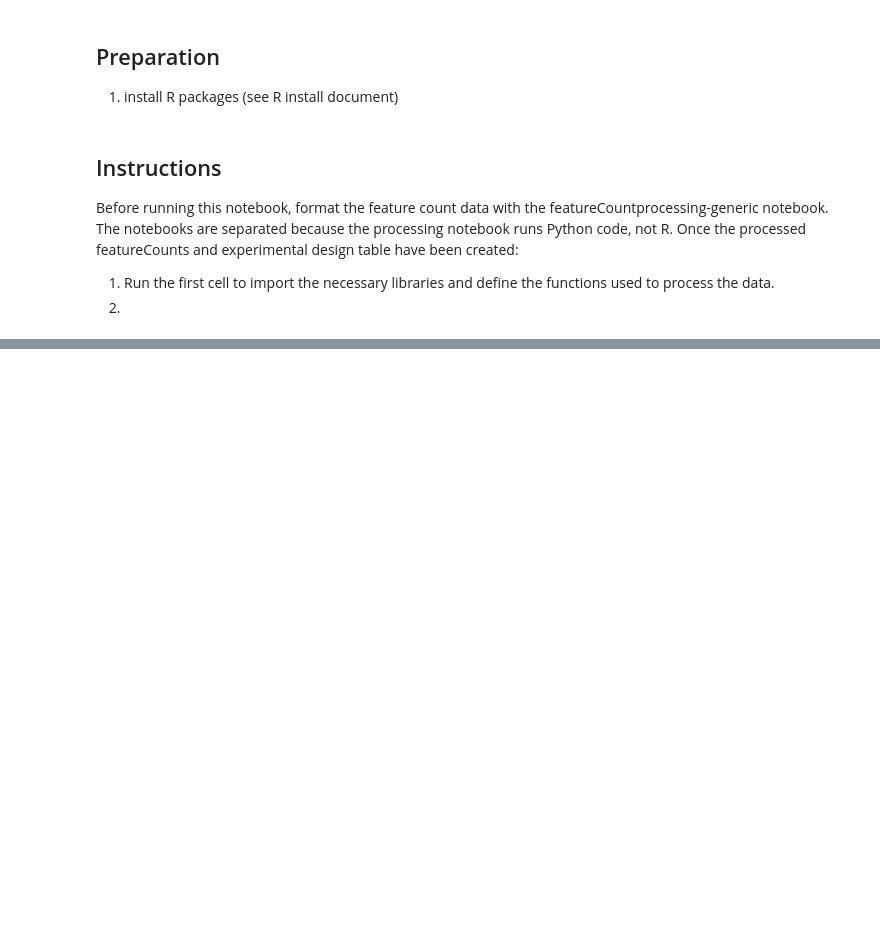
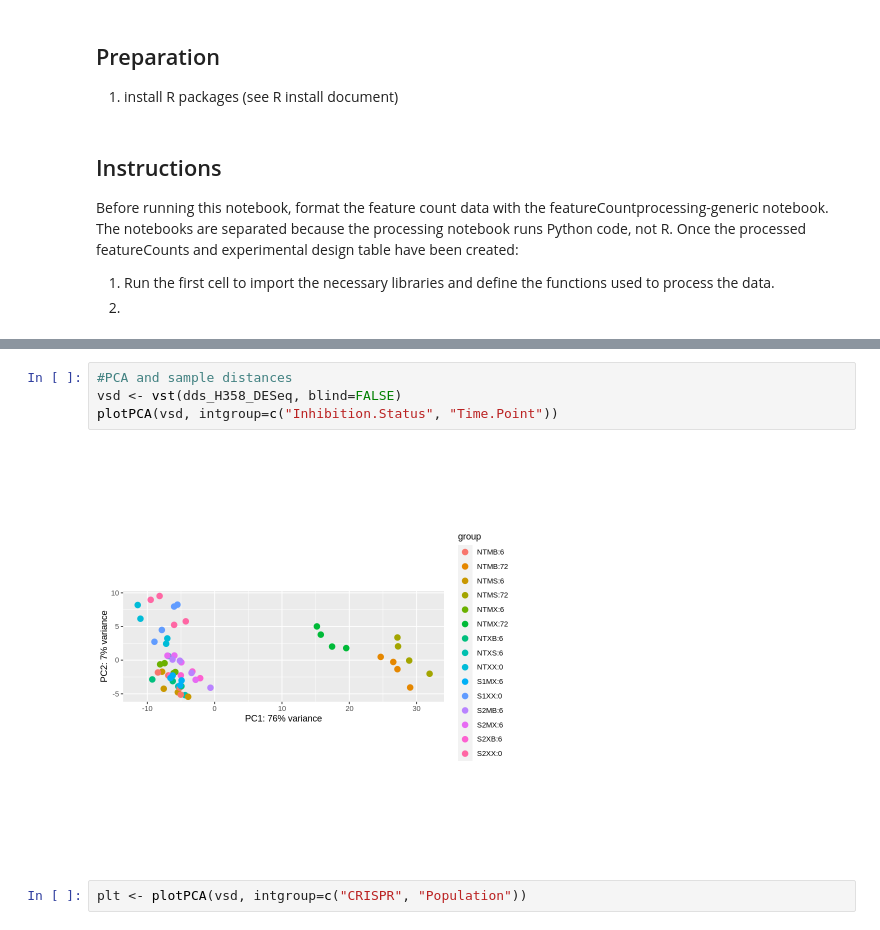
Before and after one commit to esheffels/2020-RNA, a Jupyter notebook: R_diffexp-generic.ipynb, the cells around one changed output, grey strips where cells are left out. Drawn from its saved outputs; the diff is of its cells as text; blank space fills up the shorter version.

```diff
--- a/R_diffexp-generic.ipynb
+++ b/R_diffexp-generic.ipynb
@@ -54,0 +135,8 @@ input_raw_counts <- function(filepath, sampleData, print_debug=FALSE){
+# %%
+#PCA and sample distances
+vsd <- vst(dds_H358_DESeq, blind=FALSE)
+plotPCA(vsd, intgroup=c("Inhibition.Status", "Time.Point"))
+# %% [output]
+[figure, added]
+# %%
+plt <- plotPCA(vsd, intgroup=c("CRISPR", "Population"))
```
Also changed, not shown: parts of 10 cells of this notebook, 9 other files.
